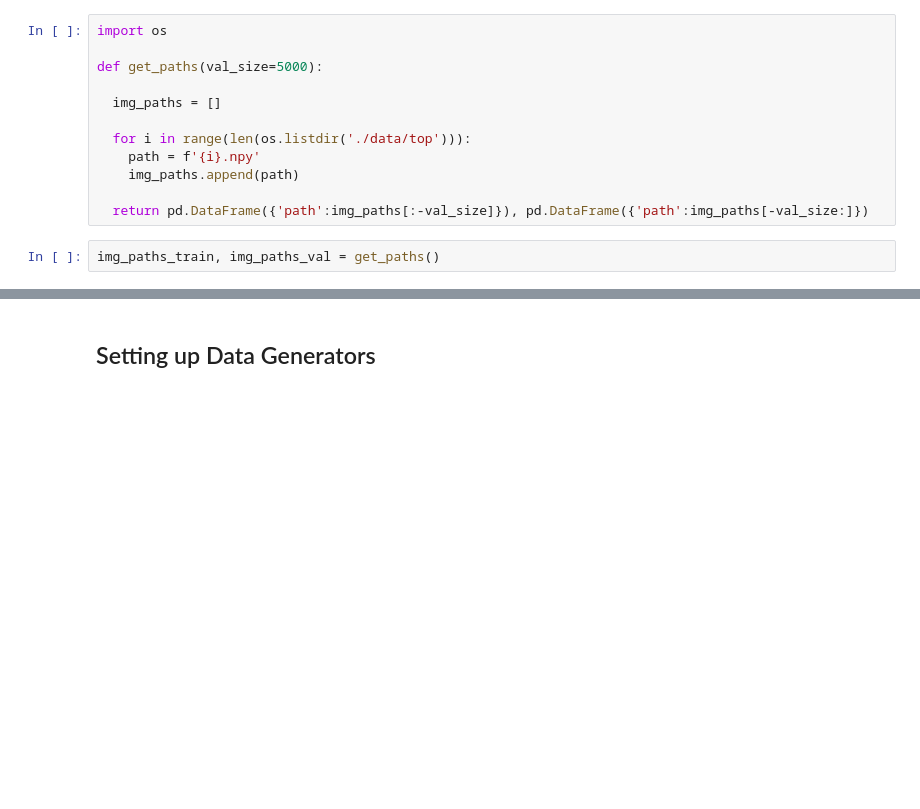
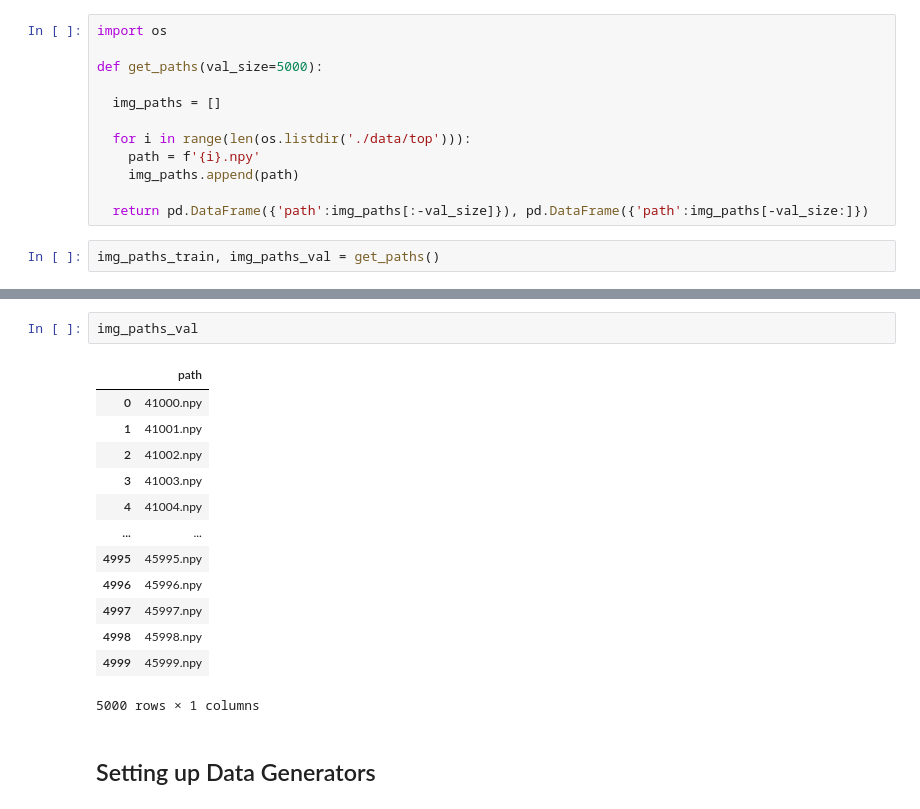
Before and after one commit to Wardmisp/Bird-Eye-View, a Jupyter notebook: AutoEncoder.ipynb, the cells around one changed output, grey strips where cells are left out. Drawn from its saved outputs; the diff is of its cells as text; blank space fills up the shorter version.

```diff
--- a/AutoEncoder.ipynb
+++ b/AutoEncoder.ipynb
@@ -87,3 +103,19 @@ img_paths_train, img_paths_val = get_paths()
+# %%
+img_paths_val
+# %% [output]
+|  | path |
+| 0 | 41000.npy |
+| 1 | 41001.npy |
+| 2 | 41002.npy |
+| 3 | 41003.npy |
+| 4 | 41004.npy |
+| ... | ... |
+| 4995 | 45995.npy |
+| 4996 | 45996.npy |
+| 4997 | 45997.npy |
+| 4998 | 45998.npy |
+| 4999 | 45999.npy |
+5000 rows × 1 columns
 # %% [markdown]
 ## Setting up Data Generators
 # %%
```
Also changed, not shown: parts of 7 cells of this notebook.
